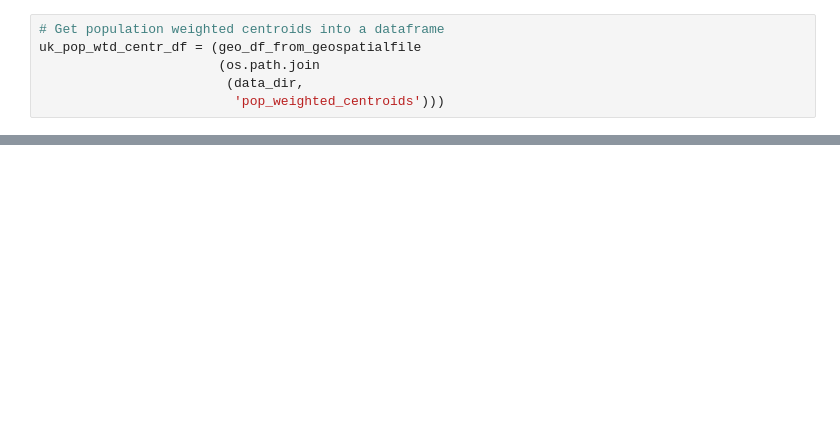
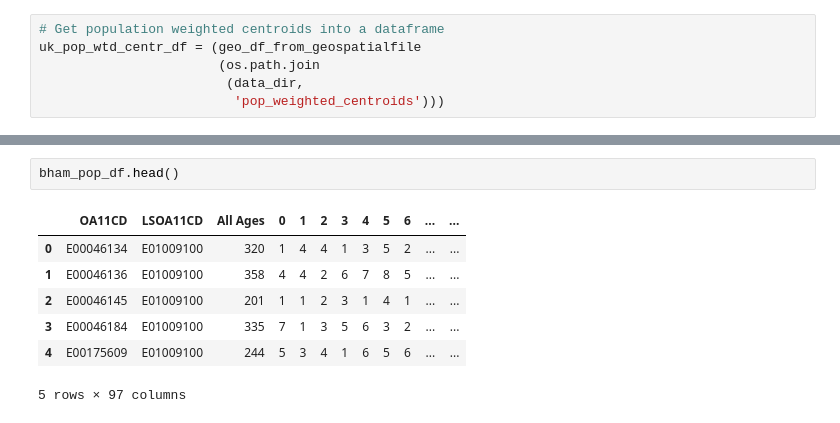
Before and after one commit to ONSdigital/SDG_11.2.1, a Jupyter notebook: SDG_11.2.1.ipynb, the cells around one changed output, grey strips where cells are left out. Drawn from its saved outputs; the diff is of its cells as text; blank space fills up the shorter version.

```diff
--- a/SDG_11.2.1.ipynb
+++ b/SDG_11.2.1.ipynb
@@ -318,0 +199,10 @@ Wmids_pop_df.sample(20)
+# %%
+bham_pop_df.head()
+# %% [output]
+|  | OA11CD | LSOA11CD | All Ages | 0 | 1 | 2 | 3 | 4 | 5 | 6 | ... | ... |
+| 0 | E00046134 | E01009100 | 320 | 1 | 4 | 4 | 1 | 3 | 5 | 2 | ... | ... |
+| 1 | E00046136 | E01009100 | 358 | 4 | 4 | 2 | 6 | 7 | 8 | 5 | ... | ... |
+| 2 | E00046145 | E01009100 | 201 | 1 | 1 | 2 | 3 | 1 | 4 | 1 | ... | ... |
+| 3 | E00046184 | E01009100 | 335 | 7 | 1 | 3 | 5 | 6 | 3 | 2 | ... | ... |
+| 4 | E00175609 | E01009100 | 244 | 5 | 3 | 4 | 1 | 6 | 5 | 6 | ... | ... |
+5 rows × 97 columns
```
Also changed, not shown: parts of 38 cells of this notebook, 3 other files.
